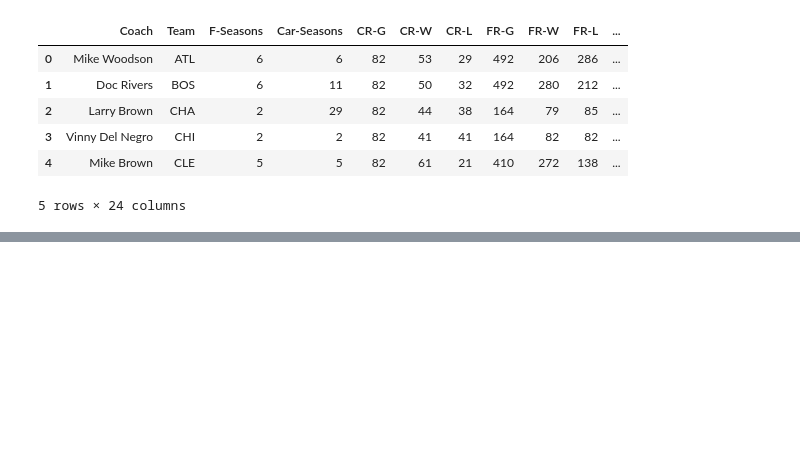
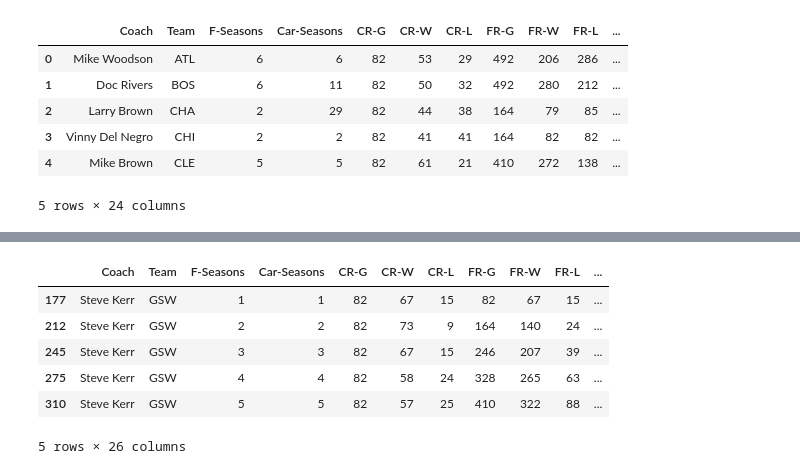
Before and after one commit to siawayforward/offense_wins_championships, a Jupyter notebook: import_clean.ipynb, the cells around one changed output, grey strips where cells are left out. Drawn from its saved outputs; the diff is of its cells as text; code cells hidden in the pictures; blank space fills up the shorter version.

```diff
--- a/import_clean.ipynb
+++ b/import_clean.ipynb
@@ -173,3 +290,14 @@ champions.head()
+# %%
+#coaches -> see Steve Kerr's finals record
+df_coaches[df_coaches.Coach == 'Steve Kerr']
+# %% [output]
+|  | Coach | Team | F-Seasons | Car-Seasons | CR-G | CR-W | CR-L | FR-G | FR-W | FR-L | ... |
+| 177 | Steve Kerr | GSW | 1 | 1 | 82 | 67 | 15 | 82 | 67 | 15 | ... |
+| 212 | Steve Kerr | GSW | 2 | 2 | 82 | 73 | 9 | 164 | 140 | 24 | ... |
+| 245 | Steve Kerr | GSW | 3 | 3 | 82 | 67 | 15 | 246 | 207 | 39 | ... |
+| 275 | Steve Kerr | GSW | 4 | 4 | 82 | 58 | 24 | 328 | 265 | 63 | ... |
+| 310 | Steve Kerr | GSW | 5 | 5 | 82 | 57 | 25 | 410 | 322 | 88 | ... |
+5 rows × 26 columns
 # %%
 #save to files
 df_players.to_csv('players.csv')
```
Also changed, not shown: parts of 11 cells of this notebook.
